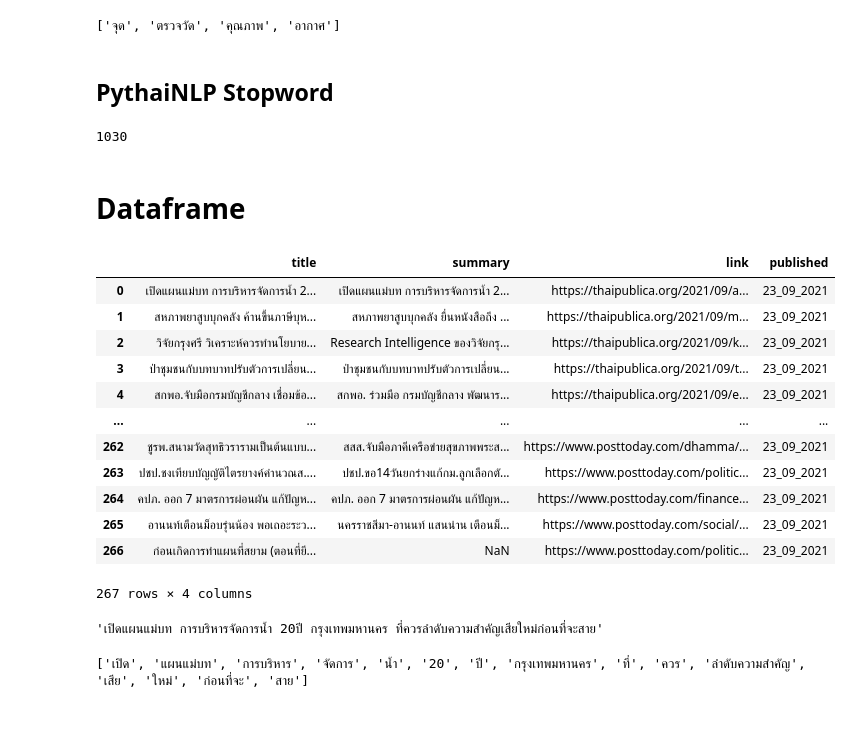
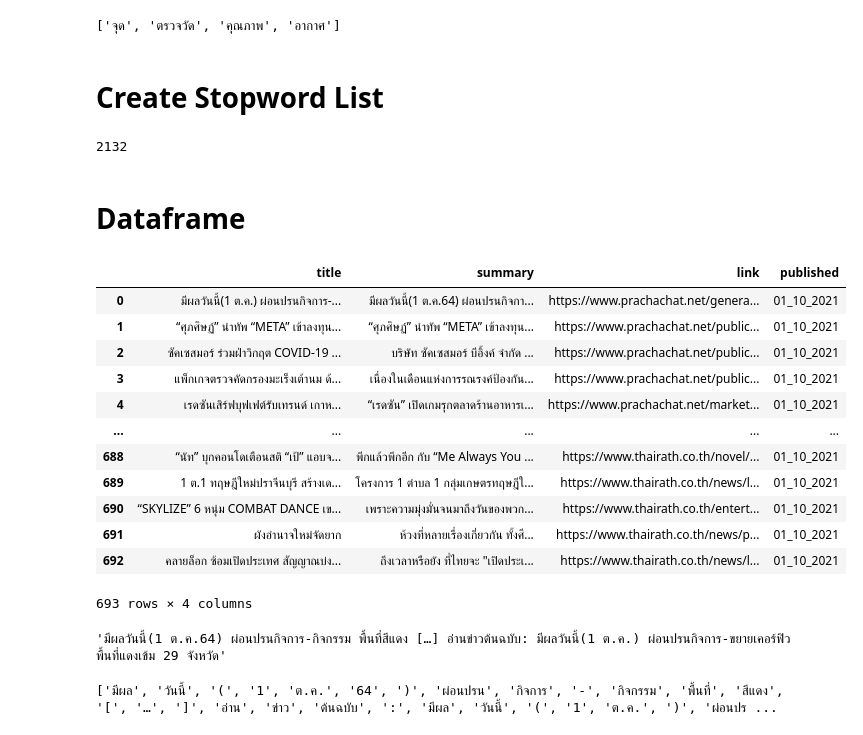
Before and after one commit to Trending-Thai-Keyword-Analysis/Trending-Thai-Keyword-Analysis, a Jupyter notebook: TwitterReferencePaper/main.ipynb, the cells around one changed output. Cells and saved outputs as stored; diff of their text form; code cells hidden in the pictures.

Commit message:
Stopword Function

```diff
--- a/TwitterReferencePaper/main.ipynb
+++ b/TwitterReferencePaper/main.ipynb
@@ -13,10 +13,4 @@ pt.segment('จุดตรวจวัดคุณภาพอากาศ')
 # %% [output]
 ['จุด', 'ตรวจวัด', 'คุณภาพ', 'อากาศ']
 # %% [markdown]
-## PythaiNLP Stopword
+# Create Stopword List
-# %%
-from pythainlp.corpus import common as corpus
-stopwords = corpus.thai_stopwords()
-print(len(stopwords))
-# %% [output]
-1030
@@ -23,32 +31,40 @@ print(len(stopwords))
+# %%
+a = os.listdir('../assets/SplitData')
+files = [os.path.splitext(filename)[0] for filename in a]
+# print(files)
+stopwords = stopwordDetection(['26_09_2021','27_09_2021','28_09_2021','29_09_2021','30_09_2021'])
+len(stopwords)
+# %% [output]
+2132
 # %% [markdown]
 # Dataframe
 # %%
-df = pd.read_csv('../assets/SplitData/23_09_2021.csv')
+df = pd.read_csv('../assets/SplitData/01_10_2021.csv')
 df
 # %% [output]
 |  | title | summary | link | published |
-| 0 | เปิดแผนแม่บท การบริหารจัดการน้ำ 2... | เปิดแผนแม่บท การบริหารจัดการน้ำ 2... | https://thaipublica.org/2021/09/a... | 23_09_2021 |
-| 1 | สหภาพยาสูบบุกคลัง ค้านขึ้นภาษีบุห... | สหภาพยาสูบบุกคลัง ยื่นหนังสือถึง ... | https://thaipublica.org/2021/09/m... | 23_09_2021 |
-| 2 | วิจัยกรุงศรี วิเคราะห์ควรทำนโยบาย... | Research Intelligence ของวิจัยกรุ... | https://thaipublica.org/2021/09/k... | 23_09_2021 |
-| 3 | ป่าชุมชนกับบทบาทปรับตัวการเปลี่ยน... | ป่าชุมชนกับบทบาทปรับตัวการเปลี่ยน... | https://thaipublica.org/2021/09/t... | 23_09_2021 |
-| 4 | สกพอ.จับมือกรมบัญชีกลาง เชื่อมข้อ... | สกพอ. ร่วมมือ กรมบัญชีกลาง พัฒนาร... | https://thaipublica.org/2021/09/e... | 23_09_2021 |
+| 0 | มีผลวันนี้(1 ต.ค.) ผ่อนปรนกิจการ-... | มีผลวันนี้(1 ต.ค.64) ผ่อนปรนกิจกา... | https://www.prachachat.net/genera... | 01_10_2021 |
+| 1 | “ศุภศิษฏ์” นำทัพ “META” เข้าลงทุน... | “ศุภศิษฏ์” นำทัพ “META” เข้าลงทุน... | https://www.prachachat.net/public... | 01_10_2021 |
+| 2 | ซัคเซสมอร์ ร่วมฝ่าวิกฤต COVID-19 ... | บริษัท ซัคเซสมอร์ บีอิ้งค์ จำกัด ... | https://www.prachachat.net/public... | 01_10_2021 |
+| 3 | แพ็กเกจตรวจคัดกรองมะเร็งเต้านม ด้... | เนื่องในเดือนแห่งการรณรงค์ป้องกัน... | https://www.prachachat.net/public... | 01_10_2021 |
+| 4 | เรดซันเสิร์ฟบุฟเฟต์รับเทรนด์ เกาห... | “เรดซัน” เปิดเกมรุกตลาดร้านอาหารเ... | https://www.prachachat.net/market... | 01_10_2021 |
 | ... | ... | ... | ... | ... |
-| 262 | ชูรพ.สนามวัดสุทธิวรารามเป็นต้นแบบ... | สสส.จับมือภาคีเครือข่ายสุขภาพพระส... | https://www.posttoday.com/dhamma/... | 23_09_2021 |
-| 263 | ปชป.ชงเทียบบัญญัติไตรยางค์คำนวณส.... | ปชป.ขอ14วันยกร่างแก้กม.ลูกเลือกตั... | https://www.posttoday.com/politic... | 23_09_2021 |
-| 264 | คปภ. ออก 7 มาตรการผ่อนผัน แก้ปัญห... | คปภ. ออก 7 มาตรการผ่อนผัน แก้ปัญห... | https://www.posttoday.com/finance... | 23_09_2021 |
-| 265 | อานนท์เตือนม็อบรุ่นน้อง พอเถอะระว... | นครราชสีมา-อานนท์ แสนน่าน เตือนม็... | https://www.posttoday.com/social/... | 23_09_2021 |
-| 266 | ก่อนเกิดการทำแผนที่สยาม (ตอนที่ยี... | NaN | https://www.posttoday.com/politic... | 23_09_2021 |
+| 688 | “นัท” บุกคอนโดเตือนสติ “เป้” แอบจ... | พีกแล้วพีกอีก กับ “Me Always You ... | https://www.thairath.co.th/novel/... | 01_10_2021 |
+| 689 | 1 ต.1 ทฤษฎีใหม่ปราจีนบุรี สร้างเด... | โครงการ 1 ตำบล 1 กลุ่มเกษตรทฤษฎีใ... | https://www.thairath.co.th/news/l... | 01_10_2021 |
+| 690 | “SKYLIZE” 6 หนุ่ม COMBAT DANCE เข... | เพราะความมุ่งมั่นจนมาถึงวันของพวก... | https://www.thairath.co.th/entert... | 01_10_2021 |
+| 691 | ผังอำนาจใหม่จัดยาก | ห้วงที่หลายเรื่องเกี่ยวกัน ทั้งศึ... | https://www.thairath.co.th/news/p... | 01_10_2021 |
+| 692 | คลายล็อก ซ้อมเปิดประเทศ สัญญาณบ่ง... | ถึงเวลาหรือยัง ที่ไทยจะ "เปิดประเ... | https://www.thairath.co.th/news/l... | 01_10_2021 |
-267 rows × 4 columns
+693 rows × 4 columns
 # %%
 temp = df.iloc[0]['summary']
 temp
 # %% [output]
-'เปิดแผนแม่บท การบริหารจัดการน้ำ 20ปี กรุงเทพมหานคร ที่ควรลำดับความสำคัญเสียใหม่ก่อนที่จะสาย'
+'มีผลวันนี้(1 ต.ค.64) ผ่อนปรนกิจการ-กิจกรรม พื้นที่สีแดง […] อ่านข่าวต้นฉบับ: มีผลวันนี้(1 ต.ค.) ผ่อนปรนกิจการ-ขยายเคอร์ฟิว พื้นที่แดงเข้ม 29 จังหวัด'
 # %%
 temp = pt.segment(temp)
 print(temp)
 # %% [output]
-['เปิด', 'แผนแม่บท', 'การบริหาร', 'จัดการ', 'น้ำ', '20', 'ปี', 'กรุงเทพมหานคร', 'ที่', 'ควร', 'ลำดับความสำคัญ', 'เสีย', 'ใหม่', 'ก่อนที่จะ', 'สาย']
+['มีผล', 'วันนี้', '(', '1', 'ต.ค.', '64', ')', 'ผ่อนปรน', 'กิจการ', '-', 'กิจกรรม', 'พื้นที่', 'สีแดง', '[', '…', ']', 'อ่าน', 'ข่าว', 'ต้นฉบับ', ':', 'มีผล', 'วันนี้', '(', '1', 'ต.ค.', ')', 'ผ่อนปร ...
 # %%
 remove = []
 for i in temp:
```
Also changed, not shown: parts of 7 cells of this notebook, 1 other file.
